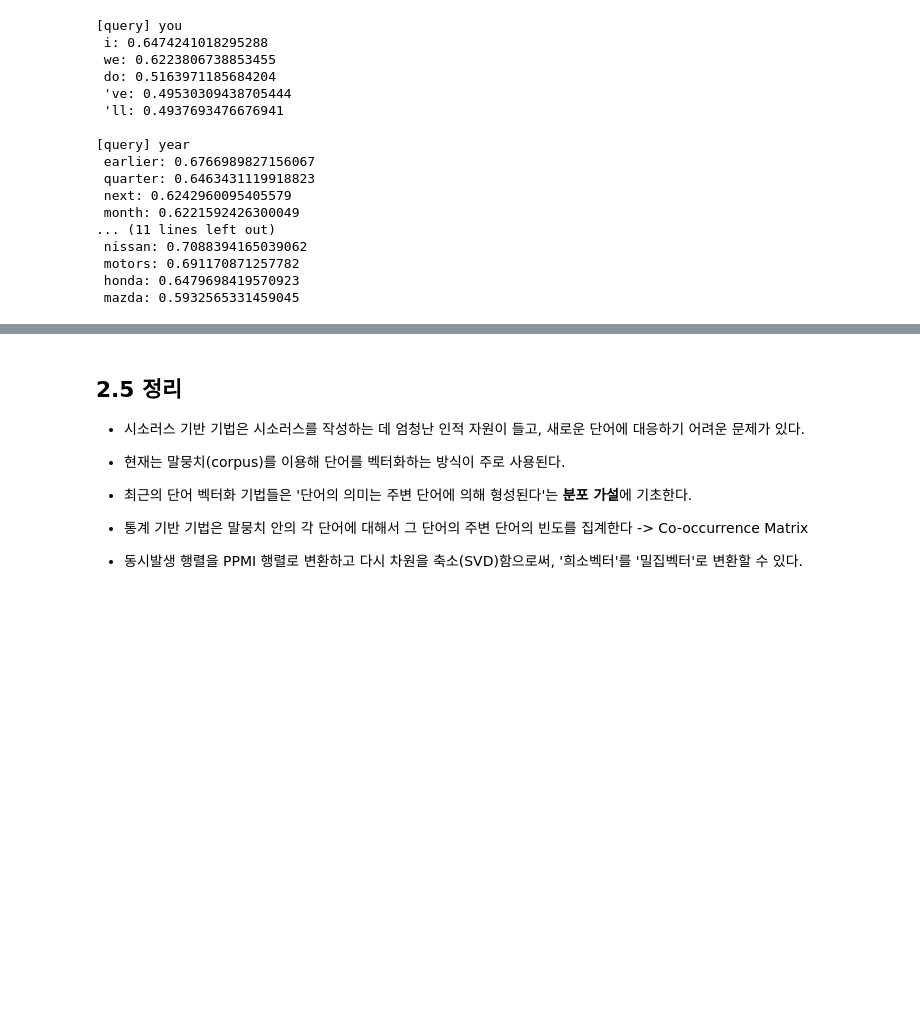
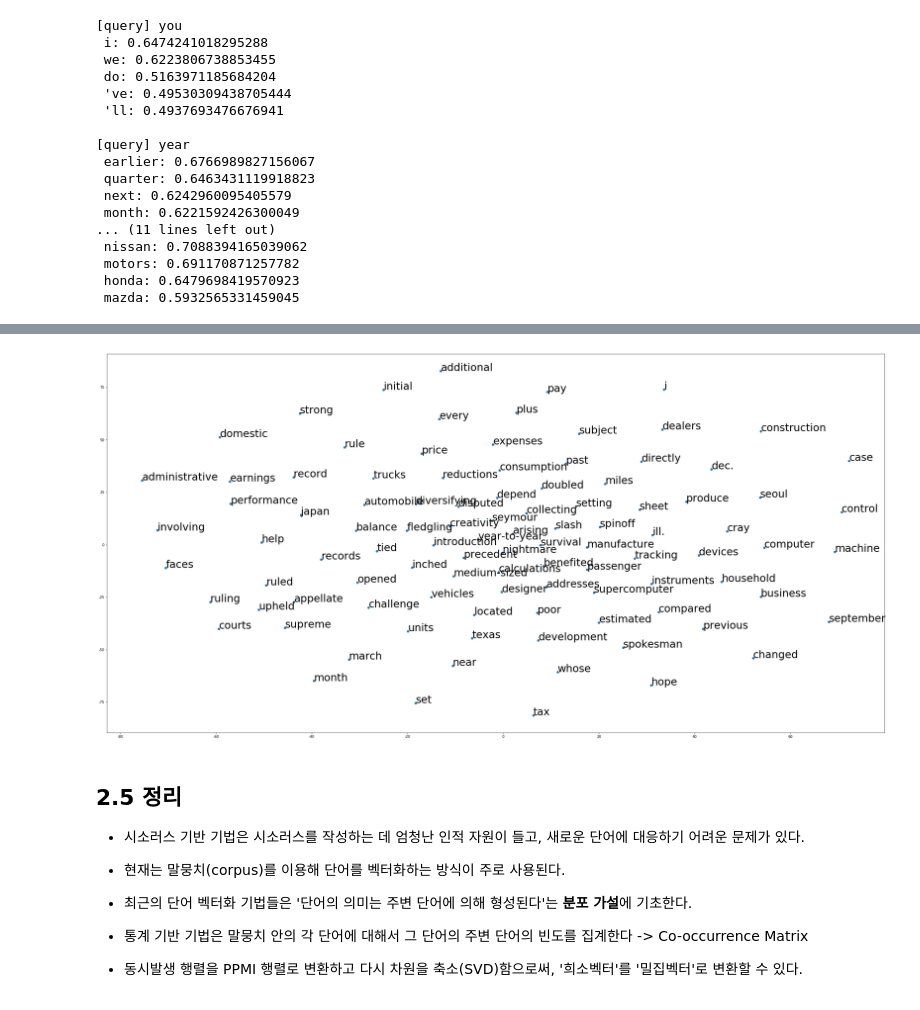
Before and after one commit to ExcelsiorCJH/DLFromScratch2, a Jupyter notebook: Chap02-Natural_Language_and_Distributed_Representation/notebook.ipynb, the cells around one changed output, grey strips where cells are left out. Saved outputs shown, nothing was run; the diff lists cells and outputs as text; code cells hidden in the pictures; blank space fills up the shorter version.

Commit message:
Visualization 추가

```diff
--- a/Chap02-Natural_Language_and_Distributed_Representation/notebook.ipynb
+++ b/Chap02-Natural_Language_and_Distributed_Representation/notebook.ipynb
@@ -593,0 +596,19 @@ for query in querys:
+# %%
+%matplotlib inline
+import pandas as pd
+import matplotlib as mpl
+import matplotlib.pyplot as plt
+from sklearn.manifold import TSNE
+
+# 그래프에서 마이너스 폰트 깨지는 문제에 대한 대처
+mpl.rcParams['axes.unicode_minus'] = False
+
+tsne = TSNE(n_components=2)
+
+# 100개의 단어에 대해서만 시각화
+X_tsne = tsne.fit_transform(U[1000:1100,:])
+# %%
+vocab = list(id_to_word.values())
+# %%
+df = pd.DataFrame(X_tsne, index=vocab[1000:1100], columns=['x', 'y'])
+df.shape
@@ -594,3 +631,15 @@ for query in querys:
+# %%
+fig = plt.figure()
+fig.set_size_inches(40, 20)
+ax = fig.add_subplot(1, 1, 1)
+
+ax.scatter(df['x'], df['y'])
+
+for word, pos in df.iterrows():
+    ax.annotate(word, pos, fontsize=30)
+plt.show()
+# %% [output]
+[figure, added]
 # %% [markdown]
 ## 2.5 정리
 
```
Also changed, not shown: parts of 3 cells of this notebook.
